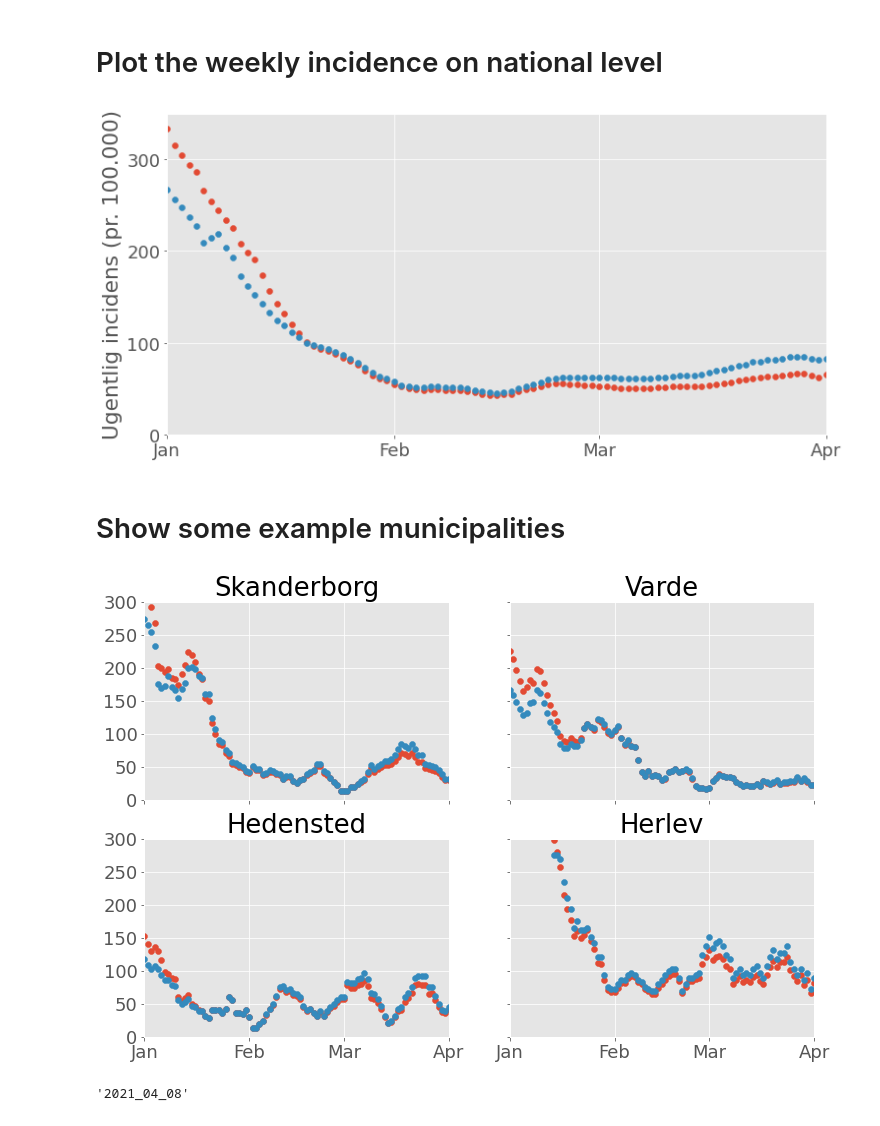
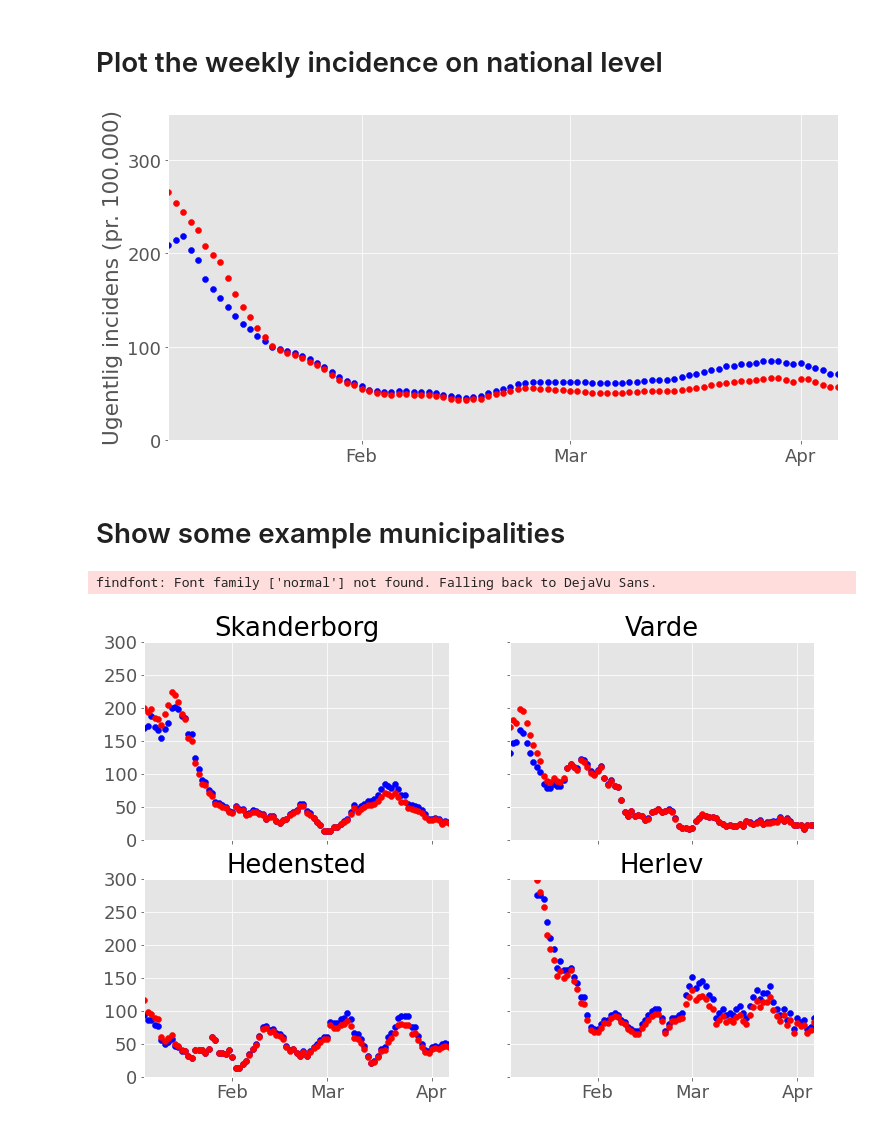
Before and after one commit to RasmusSkytte/IncidenceModel, a Jupyter notebook: Incidens.ipynb, the cells around one changed output. Cells and saved outputs as stored; diff of their text form; code cells hidden in the pictures.

Commit message:
Data windows is now the last 90 days. Fix to coloring of graphs. Added option to plot a single municipality

```diff
--- a/Incidens.ipynb
+++ b/Incidens.ipynb
@@ -34,15 +34,14 @@ def save_dataframe(df, path, filename) :
     df.to_csv(os.path.join(path, filename))
 # %%
 def load_municipality_test_data(zfile) :
-    return pd.read_csv(zfile.open('Municipality_tested_persons_time_series.csv'), sep=';', index_col=0)
-
+    D = pd.read_csv(zfile.open('Municipality_tested_persons_time_series.csv'), sep=';', index_col=0)
+    return D.rename(columns={'Copenhagen': 'København'})
 
 def load_municipality_case_data(zfile) :
-    return pd.read_csv(zfile.open('Municipality_cases_time_series.csv'), sep=';', index_col=0)
-
+    D = pd.read_csv(zfile.open('Municipality_cases_time_series.csv'), sep=';', index_col=0)
+    return D.rename(columns={'Copenhagen': 'København'})
 
 def load_municipality_summery_data(zfile) :
-
     D = pd.read_csv(zfile.open('Municipality_test_pos.csv'), sep = ';', index_col=0, usecols=['Kommune_(navn)','Befolkningstal'], dtype={'Befolkningstal': 'str'})
     return D['Befolkningstal'].str.replace('.','', regex=False).astype(int)
 # %%
@@ -162,3 +163,12 @@ P = Pm.sum(axis=1)
+# %%
+beta = 0.55
+
+# Choose interval
+end_date   = datetime.datetime.strptime(date, '%Y_%m_%d').date() - datetime.timedelta(days=2)
+start_date = end_date - datetime.timedelta(days=90)
+
+
+tt = pd.date_range(start=start_date, end=end_date, freq='d')
 # %% [markdown]
 # Plot the number of daily PCR tests
 # %%
@@ -219,11 +228,3 @@ def incidence(P, start_date, end_date, N=5_840_000) :
-# %%
-beta = 0.55
-
-# Choose interval
-start_date = datetime.datetime(2021, 1, 1)
-end_date   = datetime.datetime(2021, 4, 1)
-
-tt = pd.date_range(start=start_date, end=end_date, freq='d')
 # %% [markdown]
 # Plot the daily incidence
 # %%
@@ -261,8 +262,9 @@ sPglm = predict(df, start_date, end_date) * 1e5 / 5_840_000 * 7
 inci  = incidence(P, start_date, end_date)
 
 plt.figure(figsize=(12, 6))
-plt.scatter(tt, sPglm)
-plt.scatter(tt, inci)
+plt.scatter(tt, inci, color='b')
+plt.scatter(tt, sPglm, color='r')
+
 
 ax = plt.gca()
 
@@ -279,12 +281,12 @@ plt.locator_params(axis='y', nbins=6)
 ax.get_yaxis().set_major_formatter(
 mpl.ticker.FuncFormatter(lambda x, p: format(int(x), ',').replace(',','.')))
 
-plt.xlim(datetime.datetime(2021, 1, 1), datetime.datetime(2021, 4, 1))
+plt.xlim(start_date, end_date)
 
 plt.savefig(f'National_incidence_weekly_{date}.png')
 plt.show()
 # %% [output]
-[figure, old version]
+[figure, new version]
 # %% [markdown]
 # Show some example municipalities
 # %%
@@ -294,39 +296,36 @@ cols = np.random.choice(Tm.columns, 4)
 fig, axes = plt.subplots(nrows=2, ncols=2, sharex=True, sharey=True, figsize=(12, 8))
 axes = axes.flatten()
 
 for col, ax in zip(cols, axes) :
 
     N = Dm[col].to_numpy()
 
     df = pd.DataFrame(zip(Tm[col], Pm[col]), columns=['tests', 'pos'], index=t)
 
-    sPglm = predict(df, start_date, end_date, N = N*0.017) * 100_000 / N * 7
+    sPglm = predict(df, start_date, end_date, N = N * 0.017) * 100_000 / N * 7
     inci  = incidence(Pm[col], start_date, end_date, N = N)
 
-    ax.scatter(tt, sPglm)
-    ax.scatter(tt, inci)
+    ax.scatter(tt, inci, color='b')
+    ax.scatter(tt, sPglm, color='r')
 
     ax.set_title(col)
 
     months     = mdates.MonthLocator()
     months_fmt = mdates.DateFormatter('%b')
 
     ax.xaxis.set_major_locator(months)
     ax.xaxis.set_major_formatter(months_fmt)
 
 plt.locator_params(axis='y', nbins=6)
 
 ax.get_yaxis().set_major_formatter(
 mpl.ticker.FuncFormatter(lambda x, p: format(int(x), ',').replace(',','.')))
 
-plt.xlim(datetime.datetime(2021, 1, 1), datetime.datetime(2021, 4, 1))
+plt.xlim(start_date, end_date)
 plt.ylim(0, 300)
 
 plt.savefig(f'Municipality_incidence_weekly_{date}.png')
 plt.show()
 # %% [output]
+findfont: Font family ['normal'] not found. Falling back to DejaVu Sans.
-[figure, old version]
+[figure, new version]
-# %%
-date
-# %% [output]
-'2021_04_08'
```
Also changed, not shown: parts of 7 cells of this notebook.
